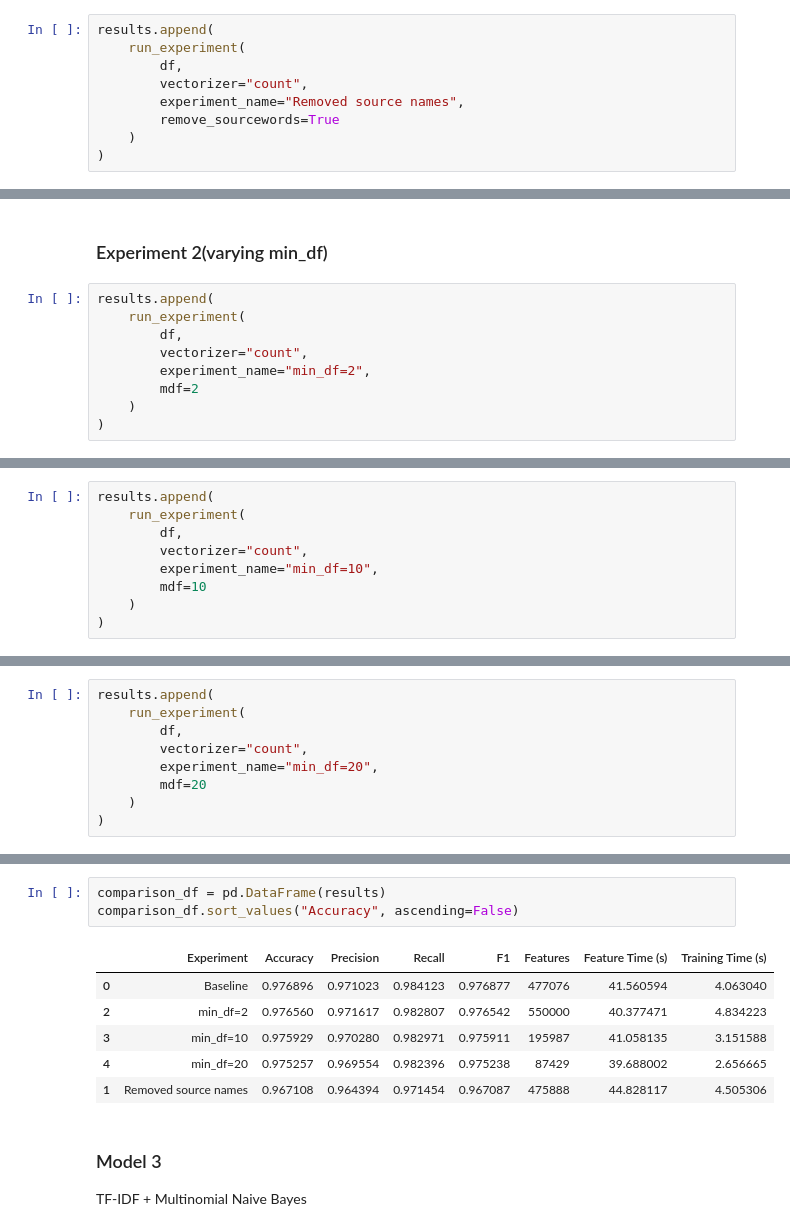
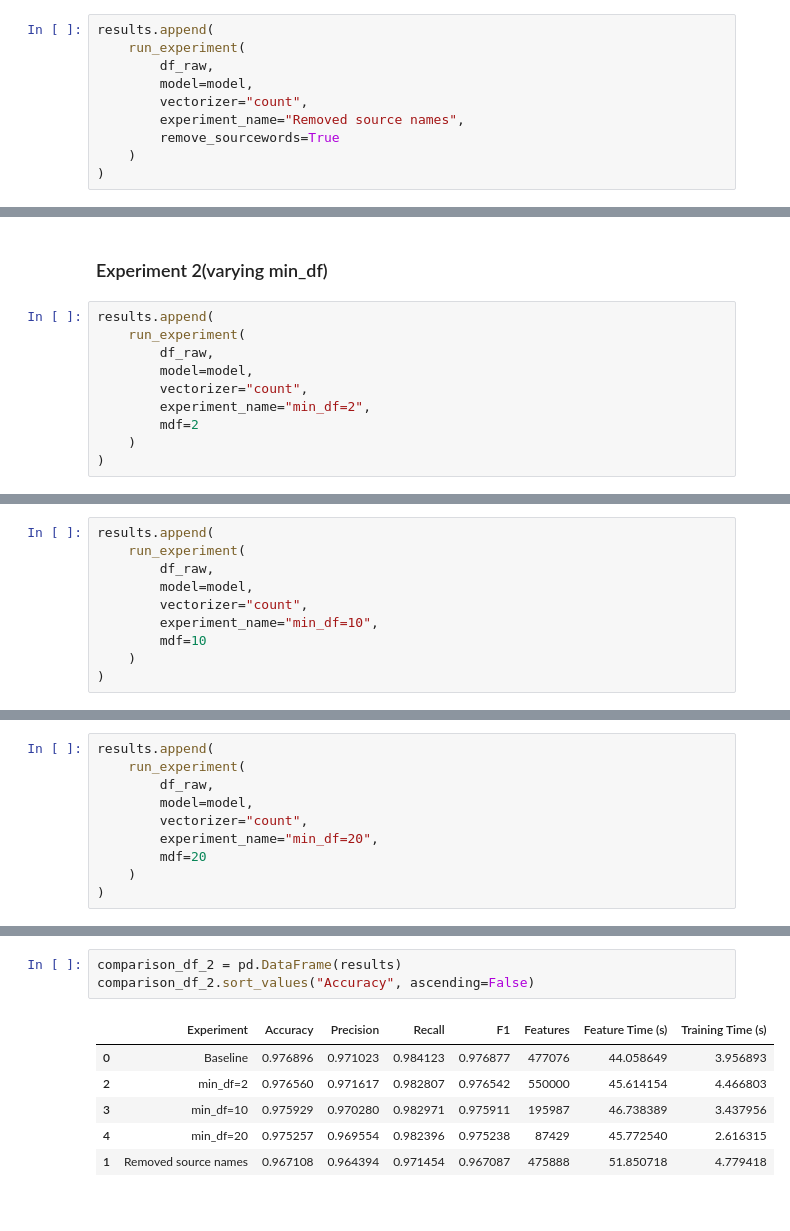
Before and after one commit to aparajaya18-star/fake-news-detector, a Jupyter notebook: notebooks/02_logistic_regression.ipynb, the cells around one changed output, grey strips where cells are left out. Drawn from its saved outputs; the diff is of its cells as text.

```diff
--- a/detector.ipynb
+++ b/notebooks/02_logistic_regression.ipynb
@@ -908,7 +491,8 @@ results.append({
 # %%
 results.append(
     run_experiment(
-        df,
+        df_raw,
+        model=model,
         vectorizer="count",
         experiment_name="Removed source names",
         remove_sourcewords=True
@@ -937,7 +521,8 @@ Confusion Matrix:
 # %%
 results.append(
     run_experiment(
-        df,
+        df_raw,
+        model=model,
         vectorizer="count",
         experiment_name="min_df=2",
         mdf=2
@@ -964,7 +549,8 @@ Confusion Matrix:
 # %%
 results.append(
     run_experiment(
-        df,
+        df_raw,
+        model=model,
         vectorizer="count",
         experiment_name="min_df=10",
         mdf=10
@@ -991,7 +577,8 @@ Confusion Matrix:
 # %%
 results.append(
     run_experiment(
-        df,
+        df_raw,
+        model=model,
         vectorizer="count",
         experiment_name="min_df=20",
         mdf=20
@@ -1016,15 +603,12 @@ Confusion Matrix:
 37872  image via     1.486212
 52735    october     1.169951
 # %%
-comparison_df = pd.DataFrame(results)
-comparison_df.sort_values("Accuracy", ascending=False)
+comparison_df_2 = pd.DataFrame(results)
+comparison_df_2.sort_values("Accuracy", ascending=False)
 # %% [output]
 |  | Experiment | Accuracy | Precision | Recall | F1 | Features | Feature Time (s) | Training Time (s) |
-| 0 | Baseline | 0.976896 | 0.971023 | 0.984123 | 0.976877 | 477076 | 41.560594 | 4.063040 |
-| 2 | min_df=2 | 0.976560 | 0.971617 | 0.982807 | 0.976542 | 550000 | 40.377471 | 4.834223 |
-| 3 | min_df=10 | 0.975929 | 0.970280 | 0.982971 | 0.975911 | 195987 | 41.058135 | 3.151588 |
-| 4 | min_df=20 | 0.975257 | 0.969554 | 0.982396 | 0.975238 | 87429 | 39.688002 | 2.656665 |
-| 1 | Removed source names | 0.967108 | 0.964394 | 0.971454 | 0.967087 | 475888 | 44.828117 | 4.505306 |
+| 0 | Baseline | 0.976896 | 0.971023 | 0.984123 | 0.976877 | 477076 | 44.058649 | 3.956893 |
+| 2 | min_df=2 | 0.976560 | 0.971617 | 0.982807 | 0.976542 | 550000 | 45.614154 | 4.466803 |
+| 3 | min_df=10 | 0.975929 | 0.970280 | 0.982971 | 0.975911 | 195987 | 46.738389 | 3.437956 |
+| 4 | min_df=20 | 0.975257 | 0.969554 | 0.982396 | 0.975238 | 87429 | 45.772540 | 2.616315 |
+| 1 | Removed source names | 0.967108 | 0.964394 | 0.971454 | 0.967087 | 475888 | 51.850718 | 4.779418 |
-# %% [markdown]
-### Model 3
-TF-IDF + Multinomial Naive Bayes
```
Also changed, not shown: parts of 49 cells of this notebook, 11 other files.
